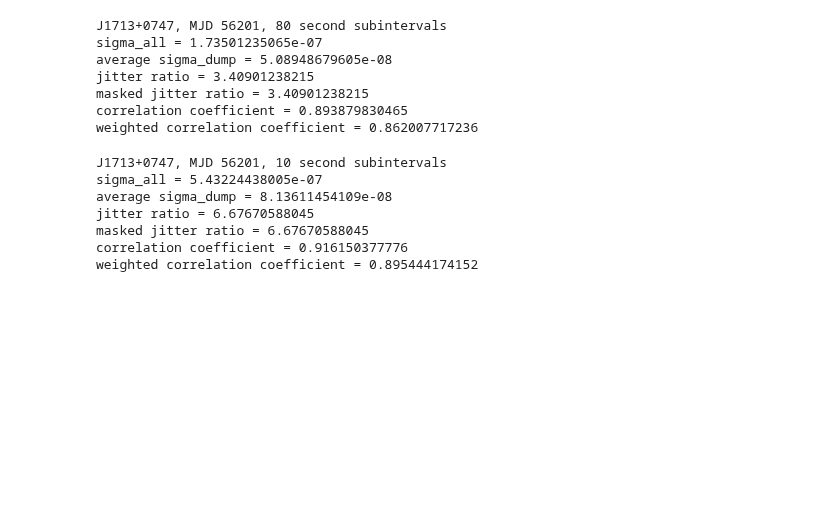
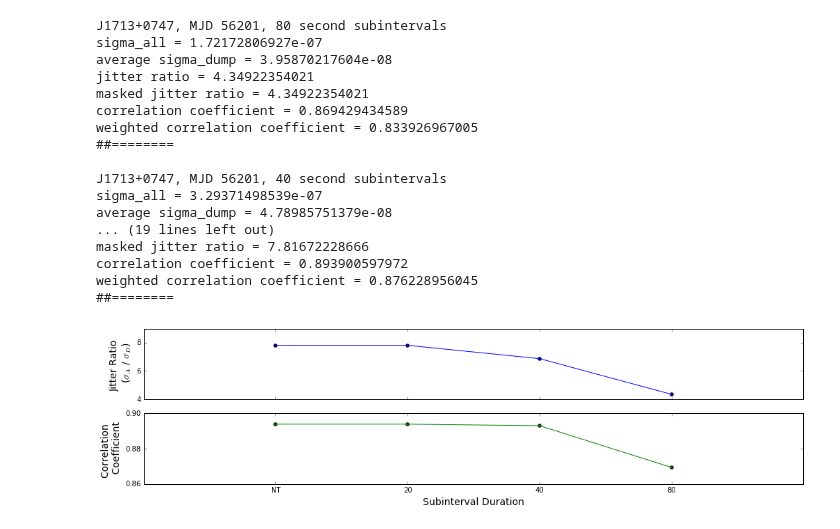
Before and after one commit to elliesch/pulsar_codes, a Jupyter notebook: WeightedStdDev.ipynb, the cells around one changed output. Saved outputs shown, nothing was run; the diff lists cells and outputs as text; code cells hidden in the pictures; blank space fills up the shorter version.

```diff
--- a/WeightedStdDev.ipynb
+++ b/WeightedStdDev.ipynb
@@ -193,23 +206,23 @@ weighted correlation coefficient = 0.72062523975
 # %%
-jitter_ratio("/nimrod1/eschwab/residuals/J1713+0747_resid_56201_80F8.tmp",
-            56201.85, 56201.872, 'J1713+0747, MJD 56201, 80 second subintervals')
+jitter_ratio("J1713+0747", "56201",
+            56201.85, 56201.872)
 # %% [output]
 J1713+0747, MJD 56201, 80 second subintervals
-sigma_all = 1.73501235065e-07
-average sigma_dump = 5.08948679605e-08
-jitter ratio = 3.40901238215
-masked jitter ratio = 3.40901238215
-correlation coefficient = 0.893879830465
-weighted correlation coefficient = 0.862007717236
+sigma_all = 1.72172806927e-07
+average sigma_dump = 3.95870217604e-08
+jitter ratio = 4.34922354021
+masked jitter ratio = 4.34922354021
+correlation coefficient = 0.869429434589
+weighted correlation coefficient = 0.833926967005
+##========
+
+J1713+0747, MJD 56201, 40 second subintervals
+sigma_all = 3.29371498539e-07
+average sigma_dump = 4.78985751379e-08
+... (19 lines left out)
+masked jitter ratio = 7.81672228666
+correlation coefficient = 0.893900597972
+weighted correlation coefficient = 0.876228956045
+##========
+[figure, added]
-# %%
-jitter_ratio("/nimrod1/eschwab/residuals/J1713+0747_resid_56201_NTF8.tmp",
-            56201.85, 56201.872, 'J1713+0747, MJD 56201, 10 second subintervals')
-# %% [output]
-J1713+0747, MJD 56201, 10 second subintervals
-sigma_all = 5.43224438005e-07
-average sigma_dump = 8.13611454109e-08
-jitter ratio = 6.67670588045
-masked jitter ratio = 6.67670588045
-correlation coefficient = 0.916150377776
-weighted correlation coefficient = 0.895444174152
 # %%
```
Also changed, not shown: parts of 27 cells of this notebook.
